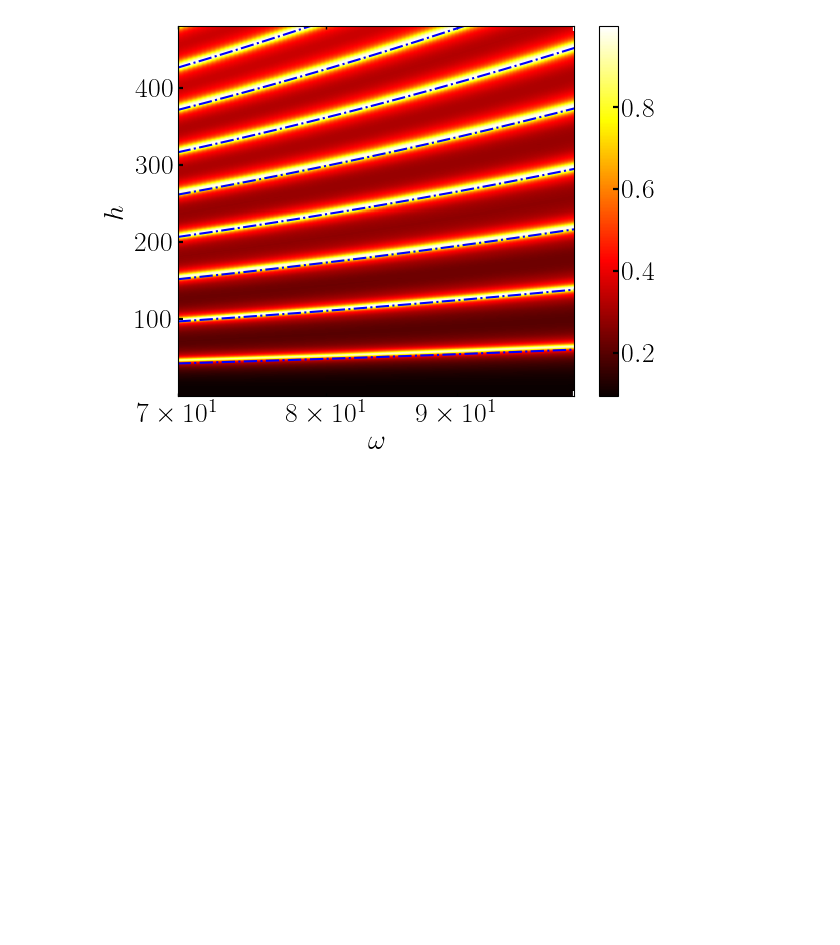
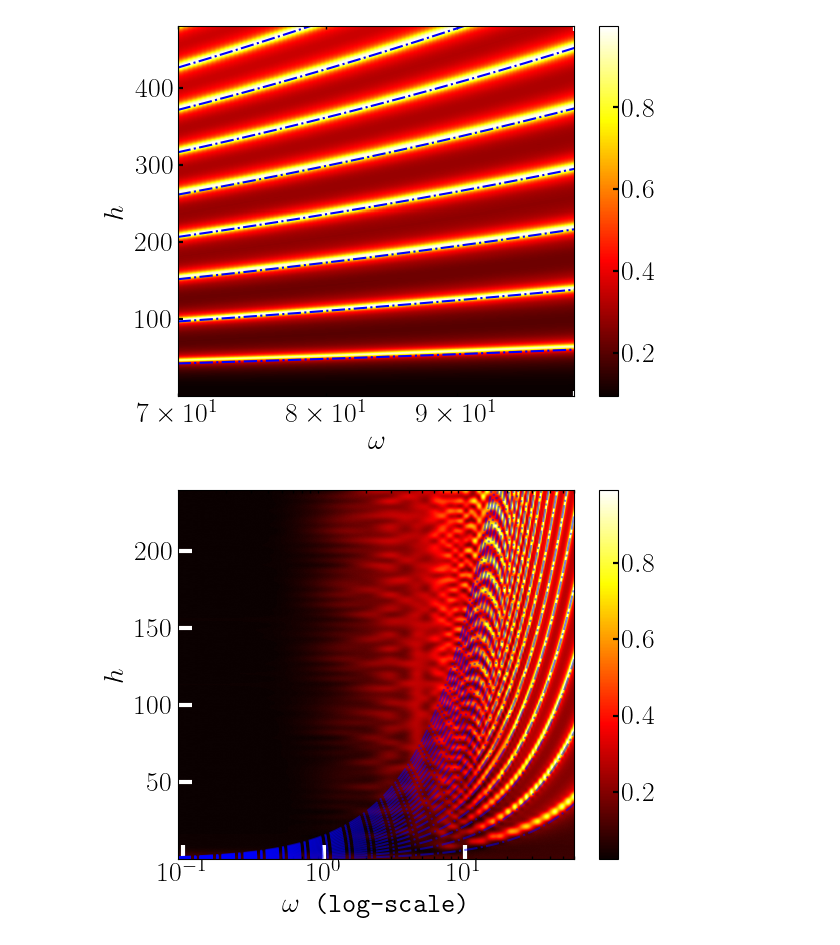
Before and after one commit to hariseldon99/periodic_lipkin, a Jupyter notebook: Reduced_IPR/LMG_whplane.ipynb, the cells around one changed output. Saved outputs shown, nothing was run; the diff lists cells and outputs as text; code cells hidden in the pictures; blank space fills up the shorter version.

Commit message:
phase space plotted

```diff
--- a/Reduced_IPR/LMG_whplane.ipynb
+++ b/Reduced_IPR/LMG_whplane.ipynb
@@ -276,3 +277,39 @@ plt.colorbar()
 plt.show()
 # %% [output]
 [figure]
+# %%
+import numpy as np
+import matplotlib.pyplot as plt
+from mpl_toolkits.mplot3d import axes3d
+from scipy.special import jn_zeros
+
+
+X = X_ll
+Y = Y_ll
+Z = z_ll
+
+w_in, w_fin = np.amin(X),np.amax(X)
+h_in, h_fin = np.amin(Y),np.amax(Y)
+nsteps_fine = X.shape[0]
+omegas_fine = np.linspace(w_in/1.1, w_fin, nsteps_fine)
+ampls_fine = np.linspace(h_in, h_fin, nsteps_fine)
+slopes = jn_zeros(0,20)/4
+
+for slope in slopes:
+    plt.plot(omegas_fine, omegas_fine*slope,'b-.',alpha=0.5)
+
+plt.imshow(Z,cmap='hot',extent=(w_in/1.1, w_fin, h_in, h_fin), aspect = 'auto',interpolation='spline36')
+plt.xlabel(r'$\omega$ (log-scale)')
+plt.ylabel(r'$h$')
+plt.xscale('log')
+
+#plt.axis([70, 100, 0.1, 480])
+plt.tick_params(top = False, right = False)
+plt.tick_params(axis='x', color='white', labelcolor="black",length=10, width=3)    #setting up X-axis tick color to red
+plt.tick_params(axis='y',  color='white', labelcolor="black",length=10, width=3)  #setting up Y-axis tick color to black
+
+plt.colorbar()
+plt.savefig("wh_phase_space.png", dpi=600)
+plt.show()
+# %% [output]
+[figure, added]
```
Also changed, not shown: parts of 2 cells of this notebook, 1 other file.
